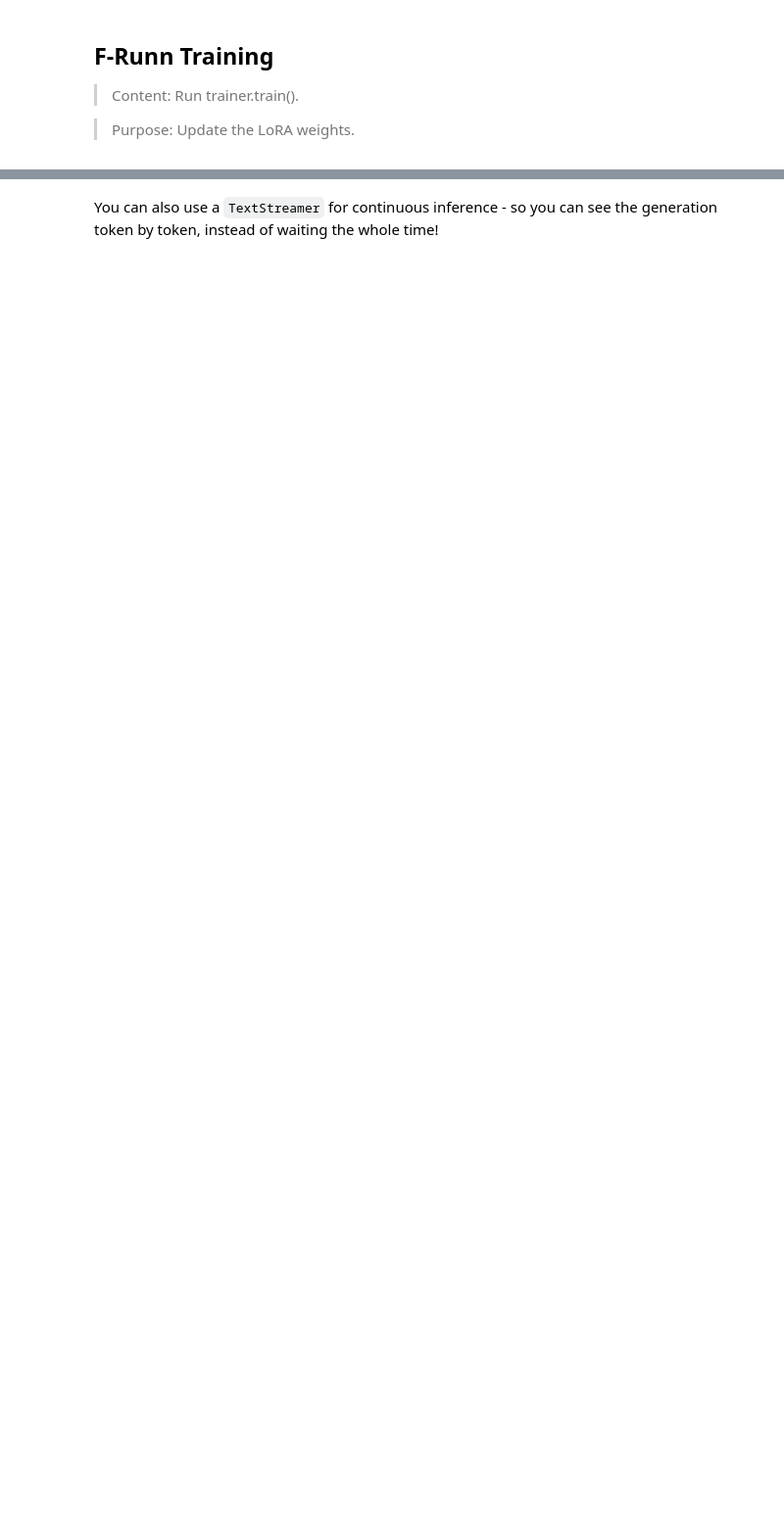
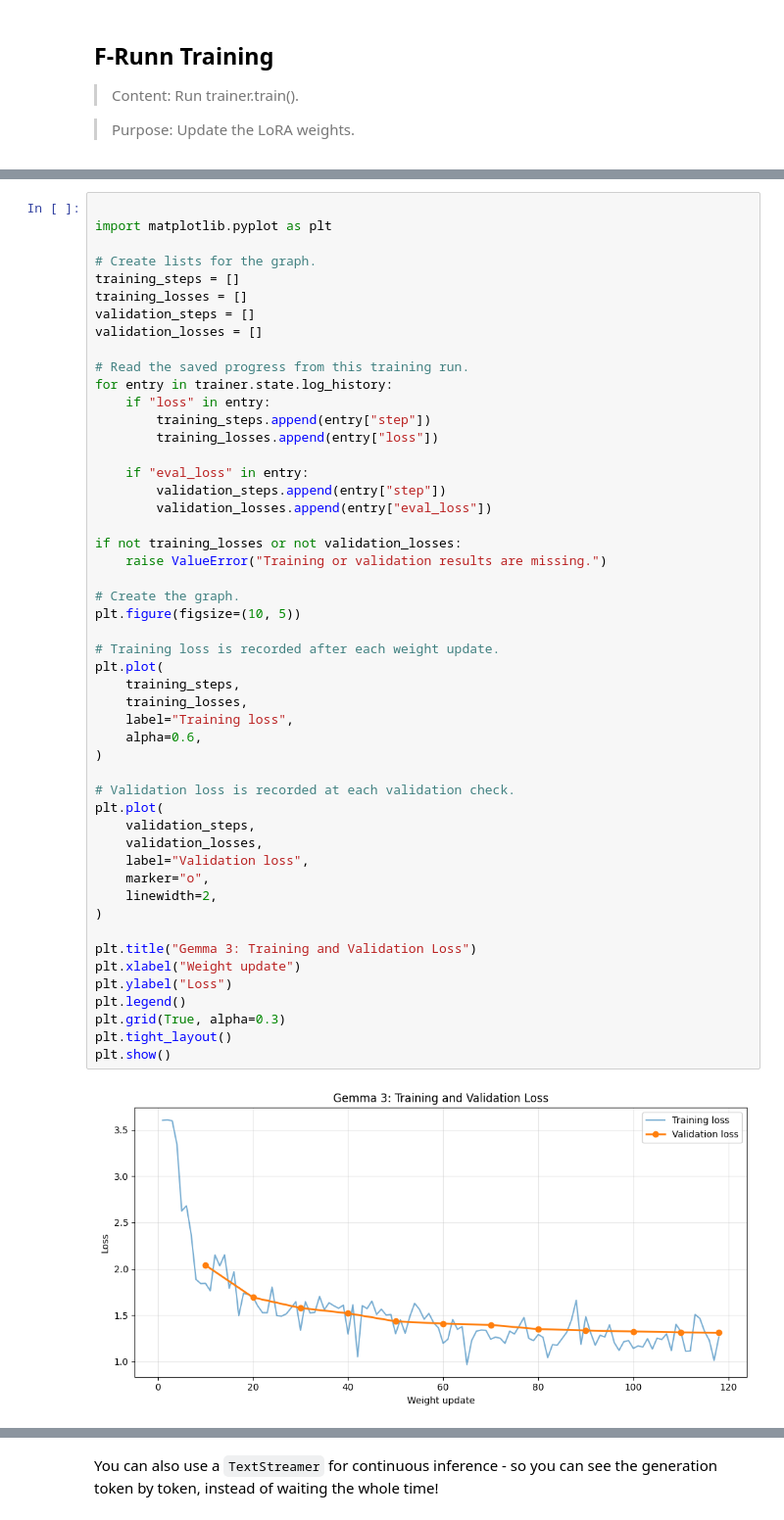
Before and after one commit to HeamVisal/ADV-TP-A, a Jupyter notebook: TP4/Gemma3_(4B)_HVS.ipynb, the cells around one changed output, grey strips where cells are left out. Shown at 98% size. Cells and saved outputs as stored; diff of their text form; blank space fills up the shorter version.

```diff
--- a/TP4/Gemma3_(4B)_HVS.ipynb
+++ b/TP4/Gemma3_(4B)_HVS.ipynb
@@ -1139,0 +1197,52 @@ Peak reserved memory for training % of max memory = 5.78 %.
+# %%
+
+import matplotlib.pyplot as plt
+
+# Create lists for the graph.
+training_steps = []
+training_losses = []
+validation_steps = []
+validation_losses = []
+
+# Read the saved progress from this training run.
+for entry in trainer.state.log_history:
+    if "loss" in entry:
+        training_steps.append(entry["step"])
+        training_losses.append(entry["loss"])
+
+    if "eval_loss" in entry:
+        validation_steps.append(entry["step"])
+        validation_losses.append(entry["eval_loss"])
+
+if not training_losses or not validation_losses:
+    raise ValueError("Training or validation results are missing.")
+
+# Create the graph.
+plt.figure(figsize=(10, 5))
+
+# Training loss is recorded after each weight update.
+plt.plot(
+    training_steps,
+    training_losses,
+    label="Training loss",
+    alpha=0.6,
+)
+
+# Validation loss is recorded at each validation check.
+plt.plot(
+    validation_steps,
+    validation_losses,
+    label="Validation loss",
+    marker="o",
+    linewidth=2,
+)
+
+plt.title("Gemma 3: Training and Validation Loss")
+plt.xlabel("Weight update")
+plt.ylabel("Loss")
+plt.legend()
+plt.grid(True, alpha=0.3)
+plt.tight_layout()
+plt.show()
+# %% [output]
+[figure, added]
```
Also changed, not shown: parts of 35 cells of this notebook.
